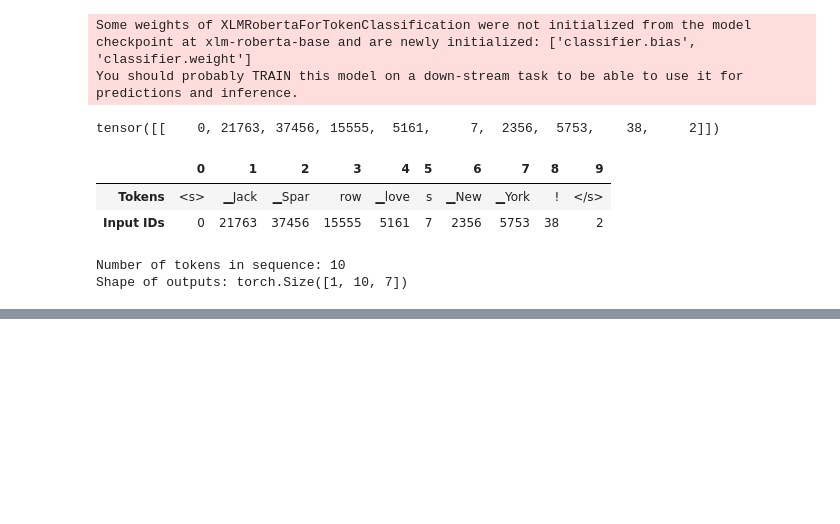
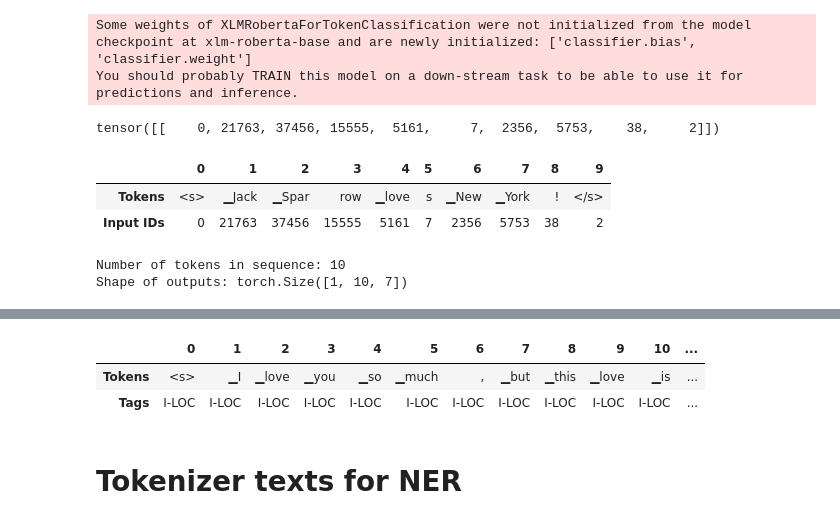
Before and after one commit to Tkag0001/Practice_NLP_with_transformer, a Jupyter notebook: Multilingual_named_entity_recognition_chapter_4.ipynb, the cells around one changed output, grey strips where cells are left out. Saved outputs shown, nothing was run; the diff lists cells and outputs as text; code cells hidden in the pictures; blank space fills up the shorter version.

```diff
--- a/Multilingual_named_entity_recognition_chapter_4.ipynb
+++ b/Multilingual_named_entity_recognition_chapter_4.ipynb
@@ -388,0 +389,25 @@ pd.DataFrame([xlmr_tokens, preds], index = ['Tokens', 'Tags'])
+# %%
+# define function to predict
+def tag_text(text, tags, model, tokenizer):
+  # Get tokens with special characters
+  tokens = tokenizer(text).tokens()
+  # Encode the sequence into IDs
+  input_ids = xlmr_tokenizer(text, return_tensors = 'pt').input_ids.to(device)
+  # Get predictions as distribution over 7 possible classes
+  outputs = model(input_ids)[0]
+  # Take argmax to get most likely class per token
+  predictions = torch.argmax(outputs, dim = 2)
+  # Convert to DataFrame
+  preds = [tags.names[p] for p in predictions[0].cpu().numpy()]
+  return pd.DataFrame([tokens, preds], index = ['Tokens', 'Tags'])
+# %%
+tag_text("I love you so much, but this love is just from me.",
+         tags,
+         xlmr_model,
+         xlmr_tokenizer)
+# %% [output]
+|  | 0 | 1 | 2 | 3 | 4 | 5 | 6 | 7 | 8 | 9 | 10 | ... |
+| Tokens | <s> | ▁I | ▁love | ▁you | ▁so | ▁much | , | ▁but | ▁this | ▁love | ▁is | ... |
+| Tags | I-LOC | I-LOC | I-LOC | I-LOC | I-LOC | I-LOC | I-LOC | I-LOC | I-LOC | I-LOC | I-LOC | ... |
+# %% [markdown]
+# Tokenizer texts for NER
```
Also changed, not shown: parts of 18 cells of this notebook.
